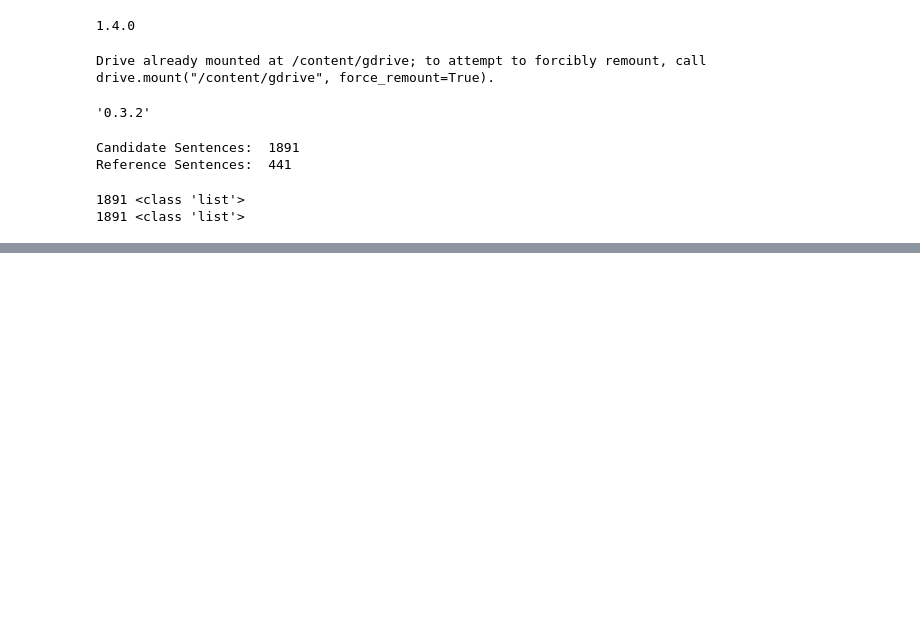
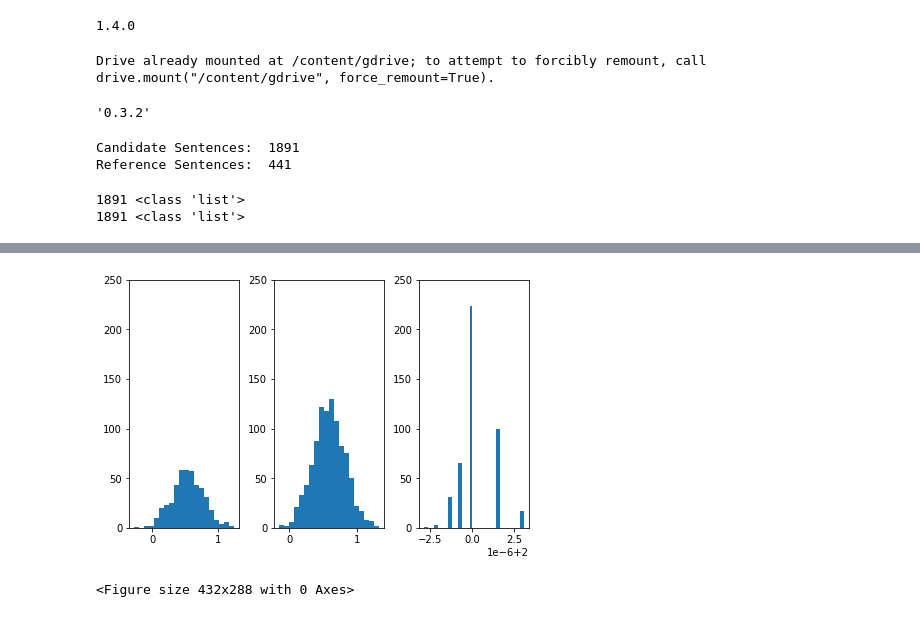
Before and after one commit to EshwarSR/AutomaticEvaluationMetrics, a Jupyter notebook: 1_BERTScore/mainzi_colab.ipynb, the cells around one changed output, grey strips where cells are left out. Saved outputs shown, nothing was run; the diff lists cells and outputs as text; code cells hidden in the pictures; blank space fills up the shorter version.

```diff
--- a/1_BERTScore/mainzi_colab.ipynb
+++ b/1_BERTScore/mainzi_colab.ipynb
@@ -85 +105,16 @@ odf.to_csv("outs.tsv", sep="\t", index=False, header=True)
+# %%
+import matplotlib.pyplot as plt
+max_score = 2
+_, ax = plt.subplots(ncols=3, nrows=1, constrained_layout=True)
+for i in range(max_score + 1):
+  daf = odf.loc[(odf['score'] == i)]
+  # if (i != max_score):
+  #   ax[i].set_xlim(-0.03, 2.03)
+  ax[i].set_ylim(0, 250)
+  ax[i].hist(daf['similarity score'] * 2, bins = 20)
+plt.show()
+# plt.savefig('histograms.png')
+# %% [output]
+[figure, added]
+<Figure size 432x288 with 0 Axes>
 # %%
```
Also changed, not shown: parts of 7 cells of this notebook, 2 other files.
